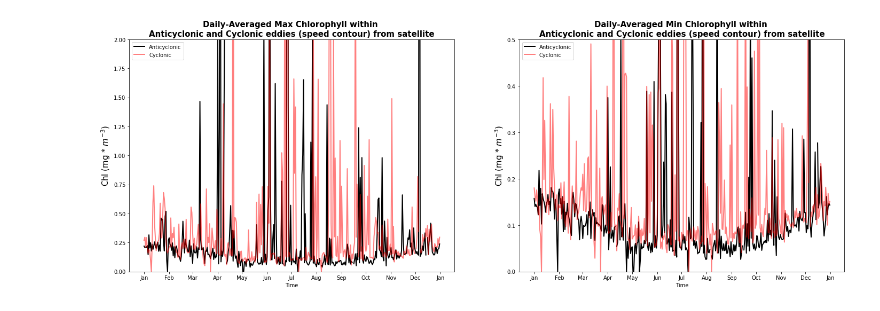
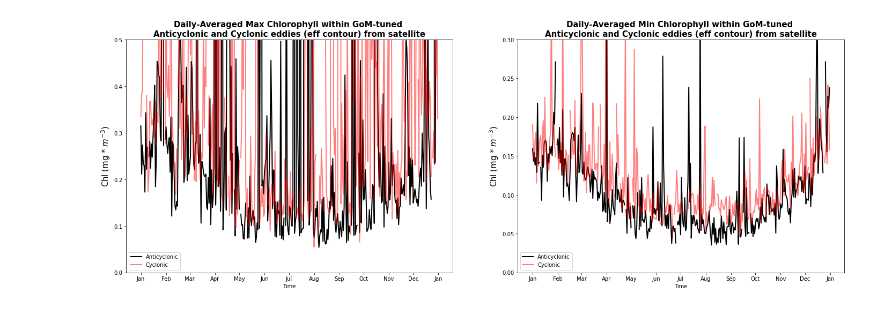
Before and after one commit to watkinson7/Graduate_Thesis_Research_Fall_2022, a Jupyter notebook: Python_Code/Max_min_in_eddy_analysis.ipynb, the cells around one changed output. Saved outputs shown, nothing was run; the diff lists cells and outputs as text; code cells hidden in the pictures.

Commit message:
Completed Max and Min analysis on new eddy dataset

```diff
--- a/Python_Code/Max_min_in_eddy_analysis.ipynb
+++ b/Python_Code/Max_min_in_eddy_analysis.ipynb
@@ -118,14 +138,17 @@ Average Number of Antiyclonic Eddies per day: 9.92896174863388
 # %%
-dir = '/data/watkinson/Spring2022/Satellite/data/eddies/'
+#dir = '/data/watkinson/Spring2022/Satellite/data/eddies/'
+dir = '/data/watkinson/Fall2022/Eddy_data/GoM_tuned_eddies/'
 import pandas as pd
-cycl_eddies = pd.read_pickle(dir + "Cyclonic_eddies.pkl")
+cycl_eddies = pd.read_pickle(dir + "Cyclonic_eddies_2004.pkl")
+#cycl_eddies = cycl_eddies.droplevel(0)
 cycl_eddies = cycl_eddies.iloc[6::50,:]
-cycl_eddies = cycl_eddies.iloc[:,[1,18]]#selecting amplitude and time from the ds dataframe
+#cycl_eddies = anti_eddies.iloc[:,[1,18]]#selecting amplitude and time from the ds dataframe, for original eddies
+cycl_eddies = cycl_eddies.iloc[:,[1,22]]#selecting amplitude and time from the ds dataframe
 cycl_eddies = cycl_eddies.reset_index(drop=True)#drop previous method of indexing and reset
 cycl_eddies['time']=pd.to_datetime(cycl_eddies['time'])#convert entire "Dates" Column to datetime format this time
 cycl_eddies.index=cycl_eddies['time']#replace index with entire "Dates" Column to work with groupby function
 cycl_eddies = cycl_eddies.iloc[:,[0]]#simplify dataframe to just time index and amplitude
-cycl_eddies = cycl_eddies["2004-01-01":"2004-12-31"]
+#cycl_eddies = cycl_eddies["2004-01-01":"2004-12-31"]
 cycl_eddies['cycl_chlor_max']=cycl_chlor_max
 cycl_eddies['cycl_chlor_min']=cycl_chlor_min
 cycl_eddies.replace([np.inf,-np.inf],np.nan,inplace=True)
@@ -137,14 +160,16 @@ cycl_chlor_mean_max = cycl_eddies.cycl_chlor_max.resample('D').mean()
 #cycl_chlor_mean_min = cycl_eddies.cycl_chlor_min.resample('M').mean()
 #cycl_chlor_mean_max = cycl_eddies.cycl_chlor_max.resample('M').mean()
 
-anti_eddies = pd.read_pickle(dir + "Anticyclonic_eddies.pkl")
+anti_eddies = pd.read_pickle(dir + "Anticyclonic_eddies_2004.pkl")
+#anti_eddies = anti_eddies.droplevel(0)
 anti_eddies = anti_eddies.iloc[6::50,:]
-anti_eddies = anti_eddies.iloc[:,[1,18]]#selecting amplitude(0) and time from the ds dataframe 12=speed
+#anti_eddies = anti_eddies.iloc[:,[1,18]]#selecting amplitude(0) and time from the ds dataframe 12=speed for original eddies
+anti_eddies = anti_eddies.iloc[:,[1,22]]
 anti_eddies = anti_eddies.reset_index(drop=True)#drop previous method of indexing and reset
 anti_eddies['time']=pd.to_datetime(anti_eddies['time'])#convert entire "Dates" Column to datetime format this time
 anti_eddies.index=anti_eddies['time']#replace index with entire "Dates" Column to work with groupby function
 anti_eddies = anti_eddies.iloc[:,[0]]#simplify dataframe to just time index and amplitude
-anti_eddies = anti_eddies["2004-01-01":"2004-12-31"]
+#anti_eddies = anti_eddies["2004-01-01":"2004-12-31"]
 anti_eddies['anti_chlor_max']=anti_chlor_max
 anti_eddies['anti_chlor_min']=anti_chlor_min
 anti_eddies.replace([np.inf,-np.inf],np.nan,inplace=True)
@@ -203,7 +228,7 @@ Name: cycl_chlor_min, dtype: float64
 '\nprint("Monthly-averaged Maximum Chlorophyll inside Anticyclonic Eddy Statistical Summary:\n",anti_chlor_mean_max.describe())\nprint("Monthly-averaged Minimum Chlorophyll inside Anticyclonic Eddy St ...
 # %%
 start = dt.datetime(2004,1,1)
-#new_dates = [start + dt.timedelta(days=i) for i in range(366)]
+new_dates = [start + dt.timedelta(days=i) for i in range(366)]
 
 #print(new_dates)
 
@@ -224,39 +249,39 @@ fig, (ax1,ax2) = plt.subplots(1,2,figsize=(24,8))
 #ax2.set_title('Average Small Zooplankton Biomass within \nCyclonic eddies from model',loc='center',fontsize=15,fontweight='bold')
 #ax1.set_title('Max and Min Chlorphyll within \nAnticyclonic eddies from  satellite',loc='center',fontsize=15,fontweight='bold')
 #ax2.set_title('Max and Min Chlorphyll within \nCyclonic eddies from satellite',loc='center',fontsize=15,fontweight='bold')
-ax1.set_title('Daily-Averaged Max Chlorophyll within \nAnticyclonic and Cyclonic eddies (speed contour) from satellite',loc='center',fontsize=15,fontweight='bold')
-ax2.set_title('Daily-Averaged Min Chlorophyll within \nAnticyclonic and Cyclonic eddies (speed contour) from satellite',loc='center',fontsize=15,fontweight='bold')
-ax1.set_ylim(0,2)
-ax2.set_ylim(0,.5)
+ax1.set_title('Daily-Averaged Max Chlorophyll within GoM-tuned \nAnticyclonic and Cyclonic eddies (eff contour) from satellite',loc='center',fontsize=15,fontweight='bold')
+ax2.set_title('Daily-Averaged Min Chlorophyll within GoM-tuned \nAnticyclonic and Cyclonic eddies (eff contour) from satellite',loc='center',fontsize=15,fontweight='bold')
+ax1.set_ylim(0,.5)
+ax2.set_ylim(0,.3)
 #plt.title('Average Small Zooplankton Biomass within eddies from model',loc='center',fontsize=15,fontweight='bold')#,y=1.03)
 ax1.plot(x,anti_chlor_mean_max,label='Anticyclonic',color='k',lw=2)
 ax2.plot(x,anti_chlor_mean_min,label='Anticyclonic',color='k',lw=2)
 ax1.plot(x,cycl_chlor_mean_max,label='Cyclonic',color='red',lw=2,alpha=.5)
 ax2.plot(x,cycl_chlor_mean_min,label='Cyclonic',color='red',lw=2,alpha=.5)
 ax1.xaxis.set_major_locator(months)
 ax1.xaxis.set_major_formatter(xfmt_major)
 #ax1.set_xticklabels(['Jan','Feb','Mar','Apr','May','Jun','Jul','Aug','Sep','Oct','Nov','Dec'])
 #ax1.xaxis.set_minor_locator(days)
 #ax1.xaxis.set_minor_formatter(xfmt_minor)
 '''
 ax1.xaxis.set_major_locator(years)
 ax1.xaxis.set_major_formatter(xfmt_major)
 ax1.xaxis.set_minor_locator(months)
 ax1.xaxis.set_minor_formatter(xfmt_minor)
 '''
 #plt.setp(ax1.xaxis.get_minorticklabels(), rotation=90)
 ax1.set_xlabel('Time')
 ax1.set_ylabel('Chl (mg * $m^{-3}$)',fontsize=15)
 ax1.legend(loc='best')
 ax2.xaxis.set_major_locator(months)
 ax2.xaxis.set_major_formatter(xfmt_major)
 #ax2.set_xticklabels(['Jan','Feb','Mar','Apr','May','Jun','Jul','Aug','Sep','Oct','Nov','Dec'])
 #ax2.xaxis.set_minor_locator(days)
 #ax2.xaxis.set_minor_formatter(xfmt_minor)
 #plt.setp(ax2.xaxis.get_minorticklabels(), rotation=90)
 ax2.set_xlabel('Time')
 ax2.set_ylabel('Chl (mg * $m^{-3}$)',fontsize=15)
 ax2.legend(loc='best')
 plt.show()
 # %% [output]
-[figure, old version]
+[figure, new version]
```
Also changed, not shown: parts of 6 cells of this notebook.
